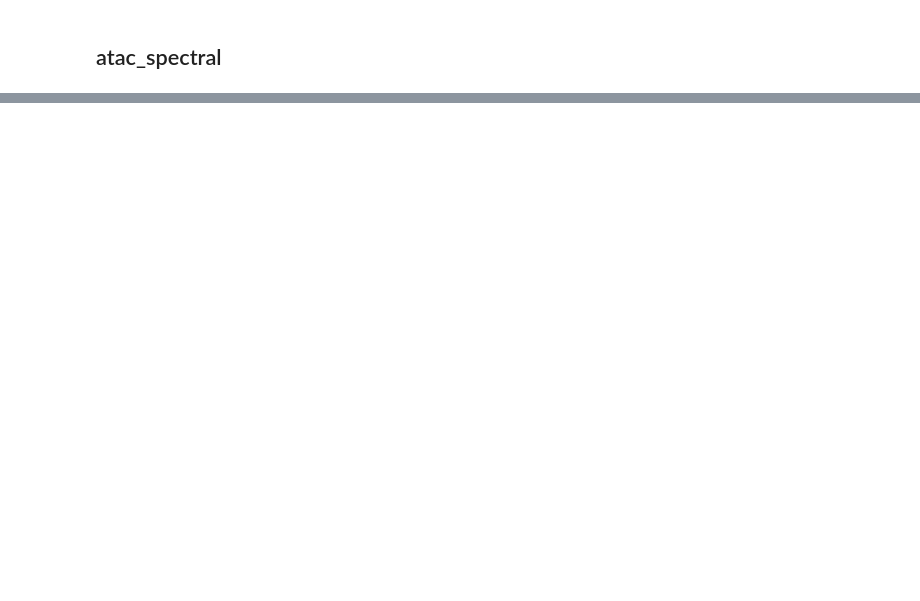
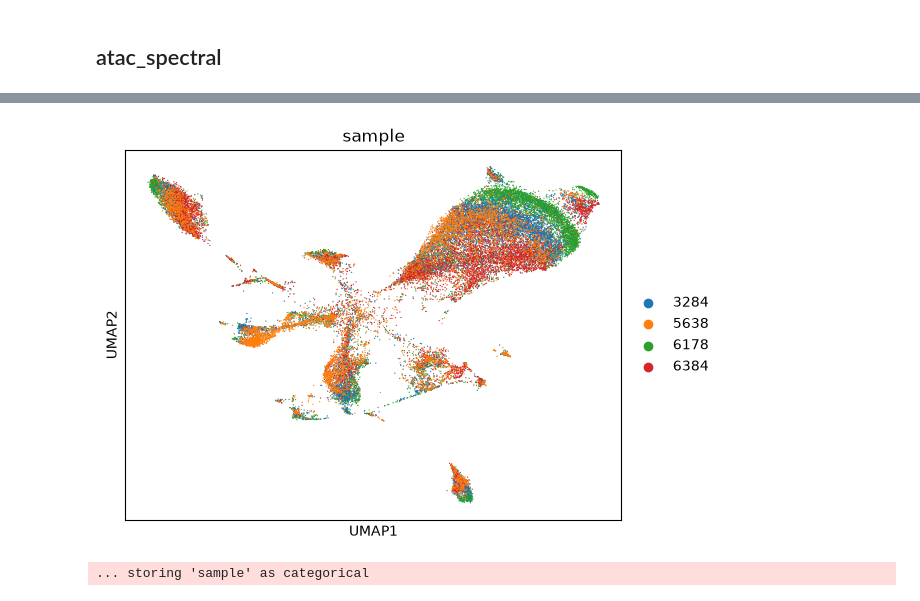
Before and after one commit to NIH-CARD/scMAVERICS, a Jupyter notebook: doc_notebooks/snATACseq.ipynb, the cells around one changed output, grey strips where cells are left out. Drawn from its saved outputs; the diff is of its cells as text; code cells hidden in the pictures; blank space fills up the shorter version.

```diff
--- a/doc_notebooks/snATACseq.ipynb
+++ b/doc_notebooks/snATACseq.ipynb
@@ -139,2 +291,12 @@ if 'cell_barcode' not in cell_df.columns:
 # %% [markdown]
 ## atac_merged_consensus_peak
+# %%
+# Import consensus peak
+consensus_bed = work_dir + 'data/consensus_regions.bed'
+
+atac = snap.pp.make_peak_matrix(
+        adataset,
+        peak_file = consensus_bed
+        )
+
+atac
@@ -142,0 +334,11 @@ if 'cell_barcode' not in cell_df.columns:
+# %%
+sc.pl.umap(
+    atac,
+    color = 'sample'
+)
+# %% [output]
+[figure, added]
+# %%
+atac.write_h5ad(work_dir + '/atlas/04_modeled_anndata_atac.h5ad', compression = 'gzip')
+# %% [output]
+... storing 'sample' as categorical
```
Also changed, not shown: parts of 16 cells of this notebook, 3 other files.
